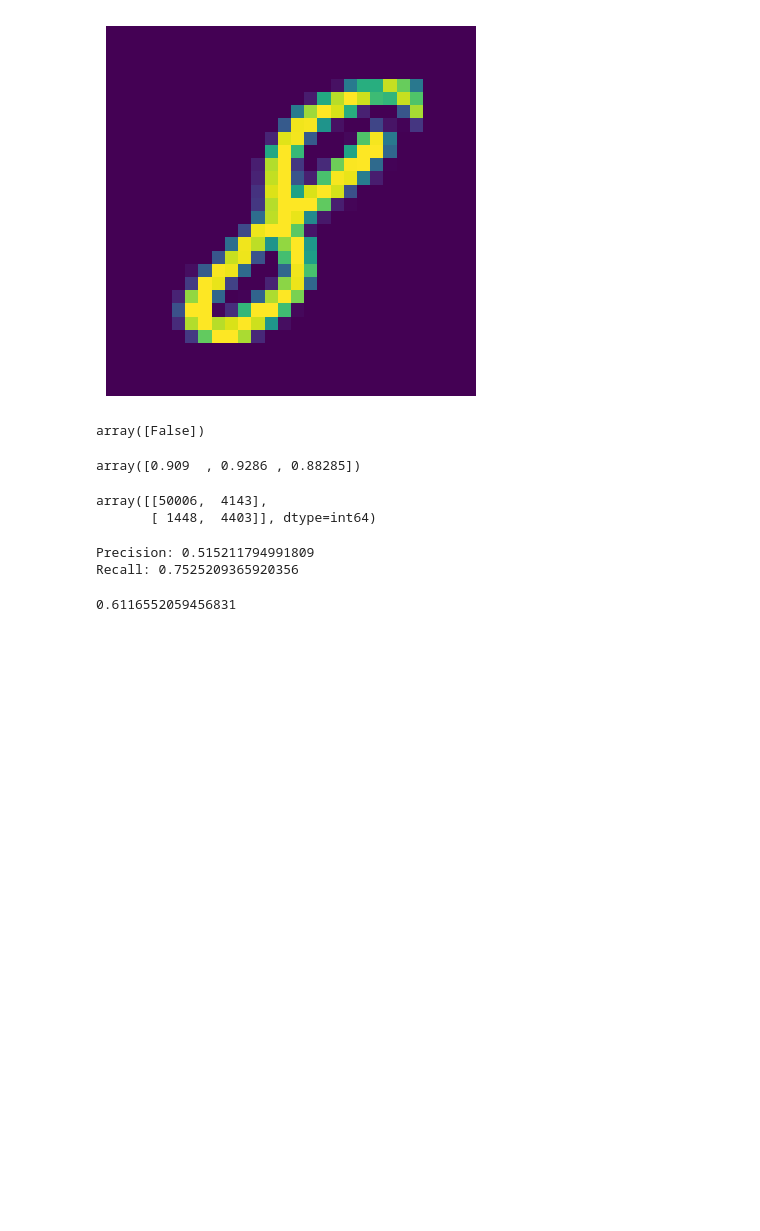
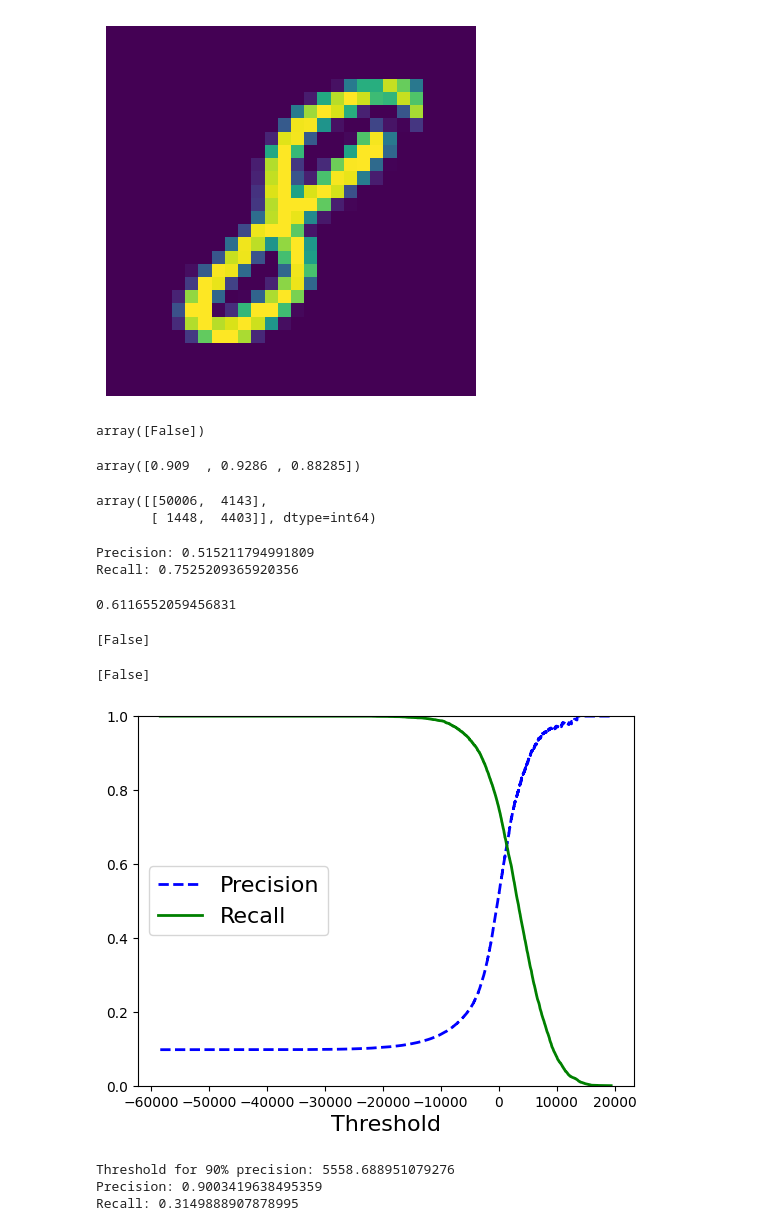
Before and after one commit to smtran8/MLbook_practice, a Jupyter notebook: chapter3.ipynb, the cells around one changed output. Saved outputs shown, nothing was run; the diff lists cells and outputs as text; code cells hidden in the pictures; blank space fills up the shorter version.

```diff
--- a/chapter3.ipynb
+++ b/chapter3.ipynb
@@ -75,3 +75,47 @@ from sklearn.metrics import f1_score
 f1_score(y_train_8, y_train_pred) #F1 score is 2* (precision * recall) / (precision + recall) = 0.612, which is not very good, but it is better than random guessing, which would give us an F1 score of 0.5
 # %% [output]
 0.6116552059456831
+# %%
+#Now, move to threshold in binary classification
+y_scores = sgd_clf.decision_function([some_digit])
+#print(y_scores) #The higher the score, the more confident the classifier is that it is an 8. The default threshold is 0, so if the score is above 0, it will classify it as an 8, otherwise it will classify it as not an 8.
+threshold = 0
+y_some_digit_pred = (y_scores > threshold)
+print(y_some_digit_pred)
+# %% [output]
+[False]
+# %%
+threshold = 8000
+y_some_digit_pred = (y_scores > threshold)
+print(y_some_digit_pred)#If y_scores is above 8000, then it successfully classifies the image as 8
+# %% [output]
+[False]
+# %%
+#Now sketch the precision-recall curve:
+y_scores = cross_val_predict(sgd_clf, x_train, y_train_8, cv=3, method="decision_function") #Instead of returning predictions, it returns the decision scores for each instance
+from sklearn.metrics import precision_recall_curve
+precisions, recalls, thresholds = precision_recall_curve(y_train_8, y_scores)
+
+def plot_precision_recall_vs_threshold(precisions, recalls, thresholds):
+    plt.plot(thresholds, precisions[:-1], "b--", label="Precision", linewidth=2)
+    plt.plot(thresholds, recalls[:-1], "g-", label="Recall", linewidth=2)
+    plt.xlabel("Threshold", fontsize=16)
+    plt.legend(loc="center left", fontsize=16)
+    plt.ylim([0, 1])
+plot_precision_recall_vs_threshold(precisions, recalls, thresholds)
+plt.show()
+#A general idea is as threshold increases, precision increases and recall decreases. So if we want to have a high precision, we need to set a high threshold, but that will decrease our recall. If we want to have a high recall, we need to set a low threshold, but that will decrease our precision. So we need to find a good balance between precision and recall.
+# %% [output]
+[figure, added]
+# %%
+#So, if we want a high precision, we just set a high threshold. For example, 90% precision:
+#To get threshold, call np.argmax
+threshold_90_precision = thresholds[np.argmax(precisions >= 0.90)] #So it is the threshold that gives us 90% precision, which is 3370.0
+print("Threshold for 90% precision:", threshold_90_precision)
+y_train_pred_90 = (y_scores >= threshold_90_precision)
+print("Precision:", precision_score(y_train_8, y_train_pred_90))
+print("Recall:", recall_score(y_train_8, y_train_pred_90))
+# %% [output]
+Threshold for 90% precision: 5558.688951079276
+Precision: 0.9003419638495359
+Recall: 0.3149888907878995
```
Also changed, not shown: parts of 8 cells of this notebook.
